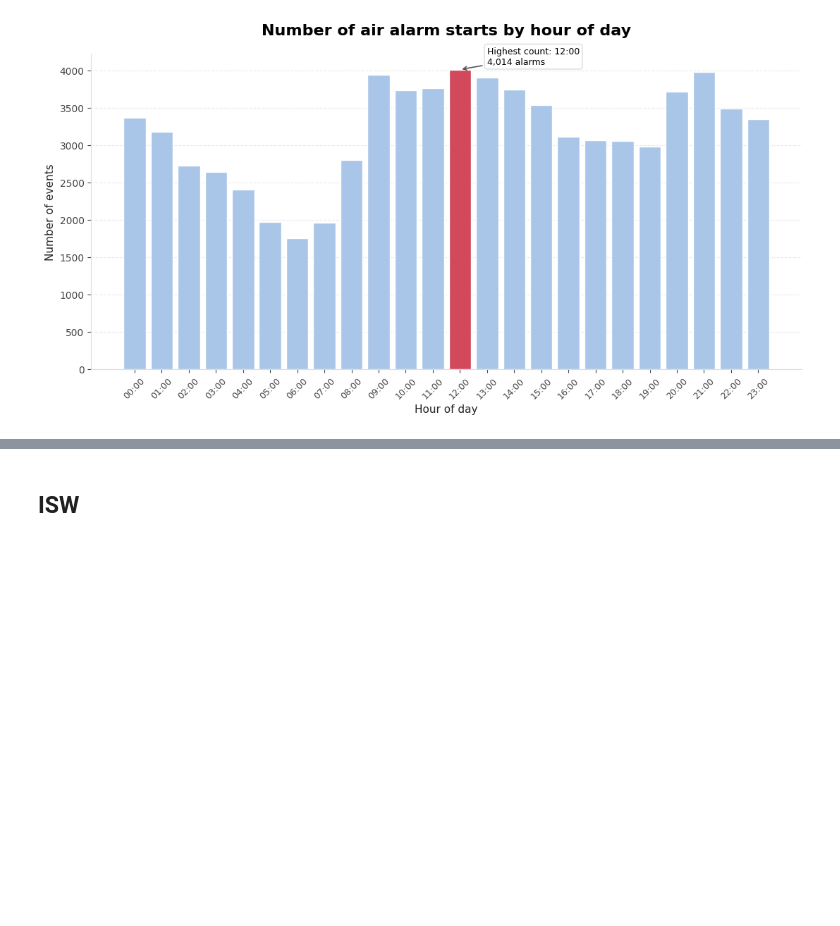
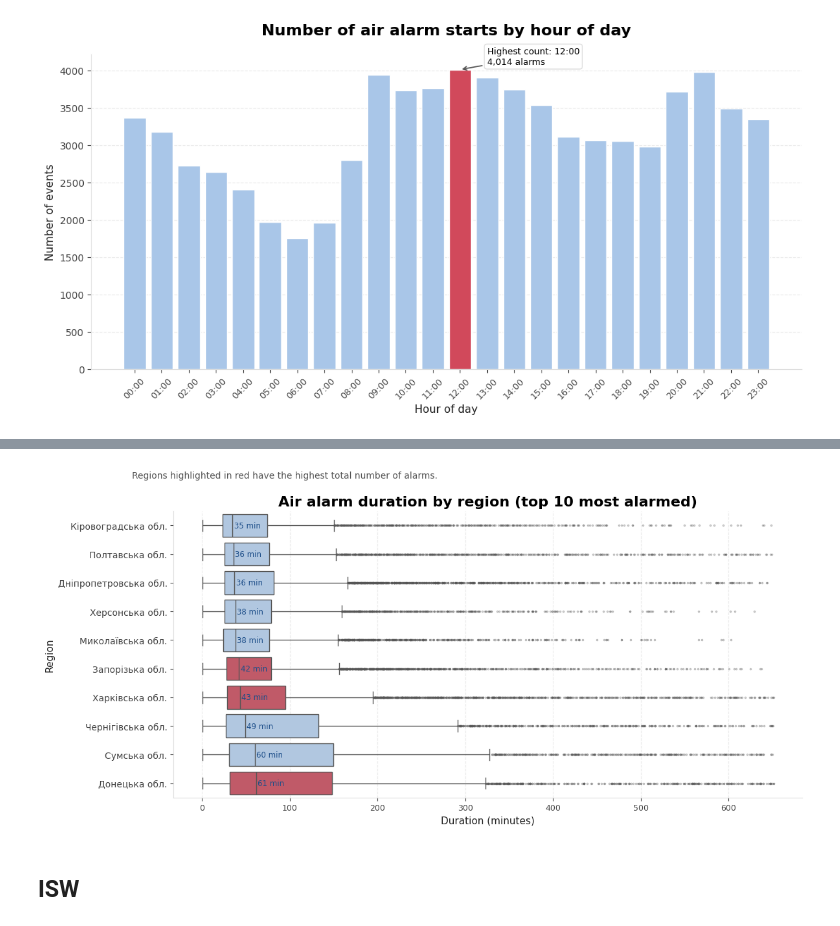
Before and after one commit to khorunzhaviktoriia/war-events-predictor-saas, a Jupyter notebook: forecasting/eda_nlp_preparation.ipynb, the cells around one changed output, grey strips where cells are left out. Cells and saved outputs as stored; diff of their text form; code cells hidden in the pictures; blank space fills up the shorter version.

```diff
--- a/forecasting/eda_nlp_preparation.ipynb
+++ b/forecasting/eda_nlp_preparation.ipynb
@@ -1077,3 +1077,45 @@ plt.show()
+# %%
+region_counts = df_war_events.groupby("region_city").size().sort_values(ascending=False)
+top3_regions = set(region_counts.head(3).index)
+top_regions = region_counts.head(10).index.tolist()
+
+dur_by_region = df_war_events[
+    df_war_events["region_city"].isin(top_regions) &
+    (df_war_events["duration_min"] <= df_war_events["duration_min"].quantile(0.99))
+].copy()
+
+region_order = (
+    dur_by_region.groupby("region_city")["duration_min"]
+    .median()
+    .sort_values()
+    .index
+)
+
+fig, ax = plt.subplots(figsize=(12, 6))
+sns.boxplot(
+    data=dur_by_region,
+    x="duration_min",
+    y="region_city",
+    hue="region_city",
+    order=region_order,
+    palette={r: (RED_ACCENT if r in top3_regions else BLUE_SOFT) for r in region_order},
+    flierprops=dict(marker=".", color=TEXT_GREY, markersize=3, alpha=0.4)
+)
+
+medians = dur_by_region.groupby("region_city")["duration_min"].median()
+for i, region in enumerate(region_order):
+    ax.text(medians[region] + 2, i, f"{medians[region]:.0f} min",
+            va="center", fontsize=8.5, color=BLUE_DARK)
+
+ax.set_title("Air alarm duration by region (top 10 most alarmed)")
+ax.set_xlabel("Duration (minutes)")
+ax.set_ylabel("Region")
+style_ax(ax, "x")
+add_subtitle(fig, "Regions highlighted in red have the highest total number of alarms.")
+plt.tight_layout(rect=[0, 0, 1, 0.9])
+plt.show()
+# %% [output]
+[figure, added]
 # %% [markdown]
 ## ISW
 # %%
```
Also changed, not shown: parts of 13 cells of this notebook.
